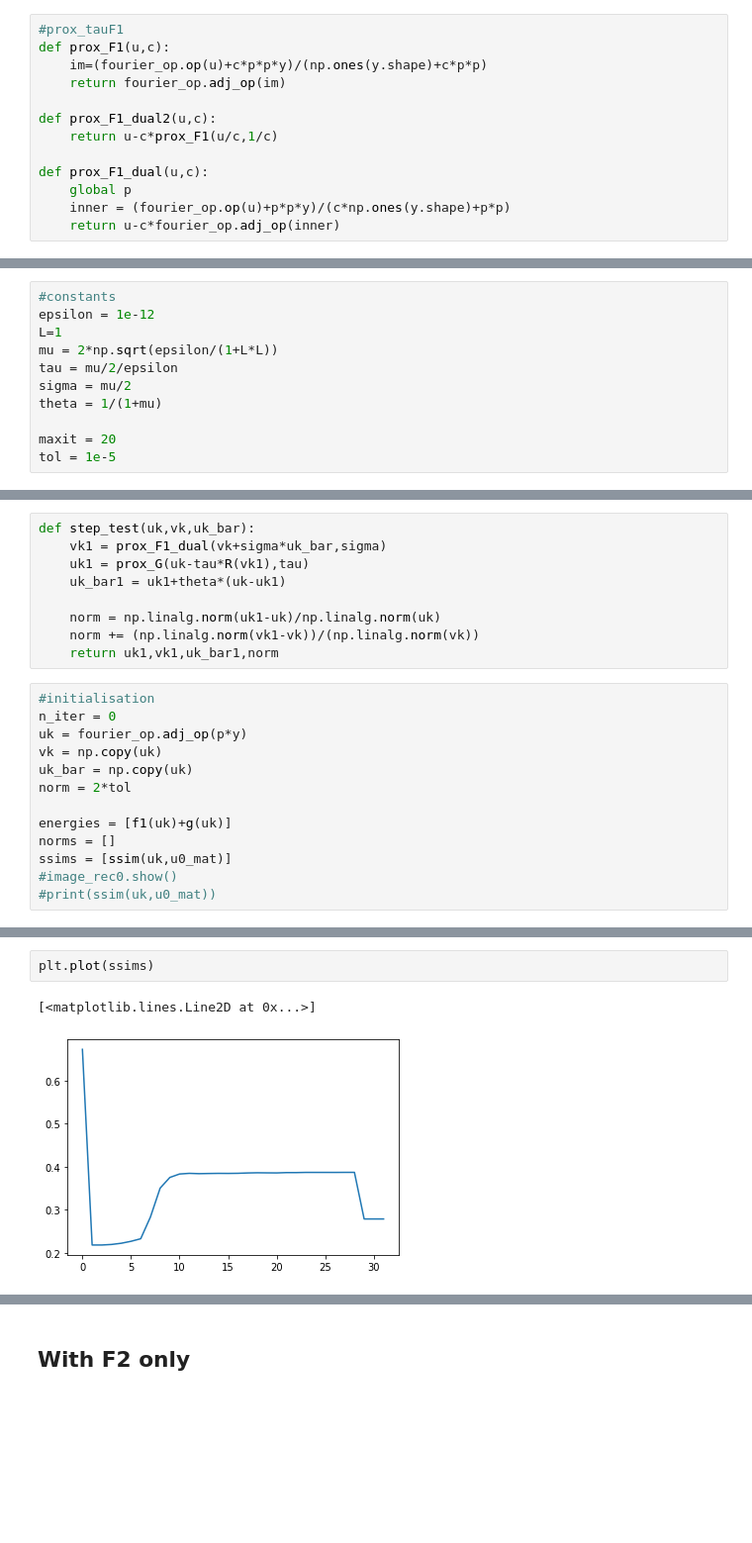
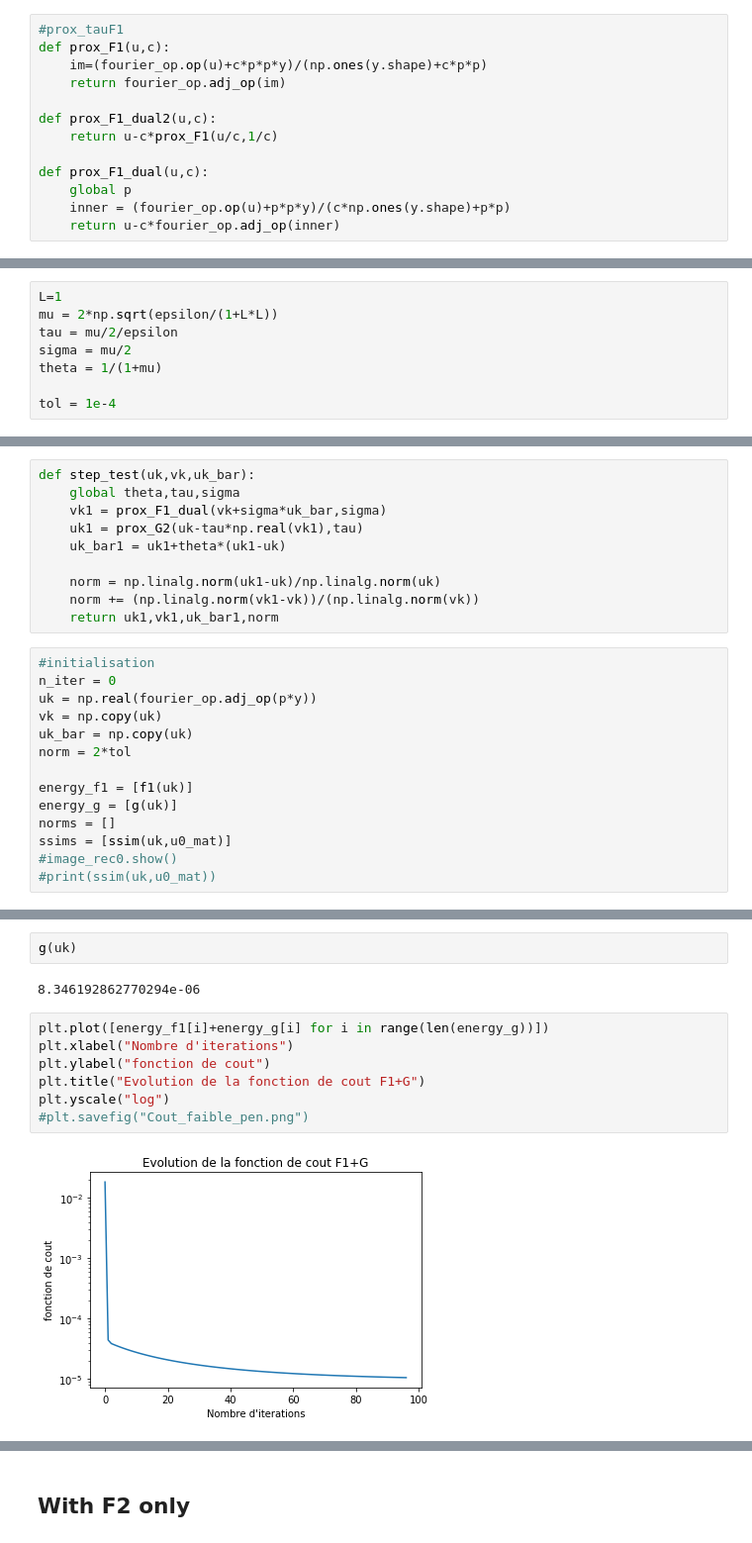
Before and after one commit to Biagig/Learning-Sampling-Pattern, a Jupyter notebook: PDHG-V3-NC.ipynb, the cells around one changed output, grey strips where cells are left out. Shown: that part at 99% size. Cells and saved outputs as stored; diff of their text form; blank space fills up the shorter version.

```diff
--- a/PDHG-V3-NC.ipynb
+++ b/PDHG-V3-NC.ipynb
@@ -349,11 +358,8 @@ Use undecimated for linear_op to compare to Condat-Vu.
 # %%
-#constants
-epsilon = 1e-12
 L=1
 mu = 2*np.sqrt(epsilon/(1+L*L))
 tau = mu/2/epsilon
 sigma = mu/2
 theta = 1/(1+mu)
 
-maxit = 20
-tol = 1e-5
+tol = 1e-4
@@ -360,8 +370,9 @@ tol = 1e-5
 # %%
 def step_test(uk,vk,uk_bar):
+    global theta,tau,sigma
     vk1 = prox_F1_dual(vk+sigma*uk_bar,sigma)
-    uk1 = prox_G(uk-tau*R(vk1),tau)
-    uk_bar1 = uk1+theta*(uk-uk1)
+    uk1 = prox_G2(uk-tau*np.real(vk1),tau)
+    uk_bar1 = uk1+theta*(uk1-uk)
 
     norm = np.linalg.norm(uk1-uk)/np.linalg.norm(uk)
     norm += (np.linalg.norm(vk1-vk))/(np.linalg.norm(vk))
@@ -369,12 +380,13 @@ def step_test(uk,vk,uk_bar):
 # %%
 #initialisation
 n_iter = 0
-uk = fourier_op.adj_op(p*y)
+uk = np.real(fourier_op.adj_op(p*y))
 vk = np.copy(uk)
 uk_bar = np.copy(uk)
 norm = 2*tol
 
-energies = [f1(uk)+g(uk)]
+energy_f1 = [f1(uk)]
+energy_g = [g(uk)]
 norms = []
 ssims = [ssim(uk,u0_mat)]
 #image_rec0.show()
@@ -430,5 +432,13 @@ plt.yscale("log")
-# %%
-plt.plot(ssims)
-# %% [output]
-[<matplotlib.lines.Line2D at 0x...>]
-[figure, removed]
+# %%
+g(uk)
+# %% [output]
+8.346192862770294e-06
+# %%
+plt.plot([energy_f1[i]+energy_g[i] for i in range(len(energy_g))])
+plt.xlabel("Nombre d'iterations")
+plt.ylabel("fonction de cout")
+plt.title("Evolution de la fonction de cout F1+G")
+plt.yscale("log")
+#plt.savefig("Cout_faible_pen.png")
+# %% [output]
+[figure, added]
```
Also changed, not shown: parts of 53 cells of this notebook.
